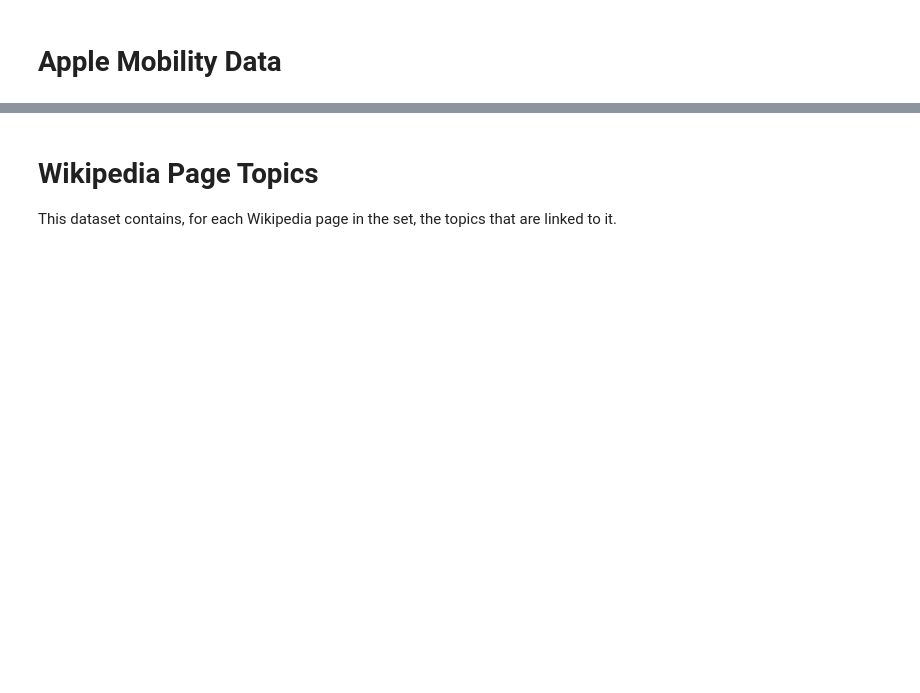
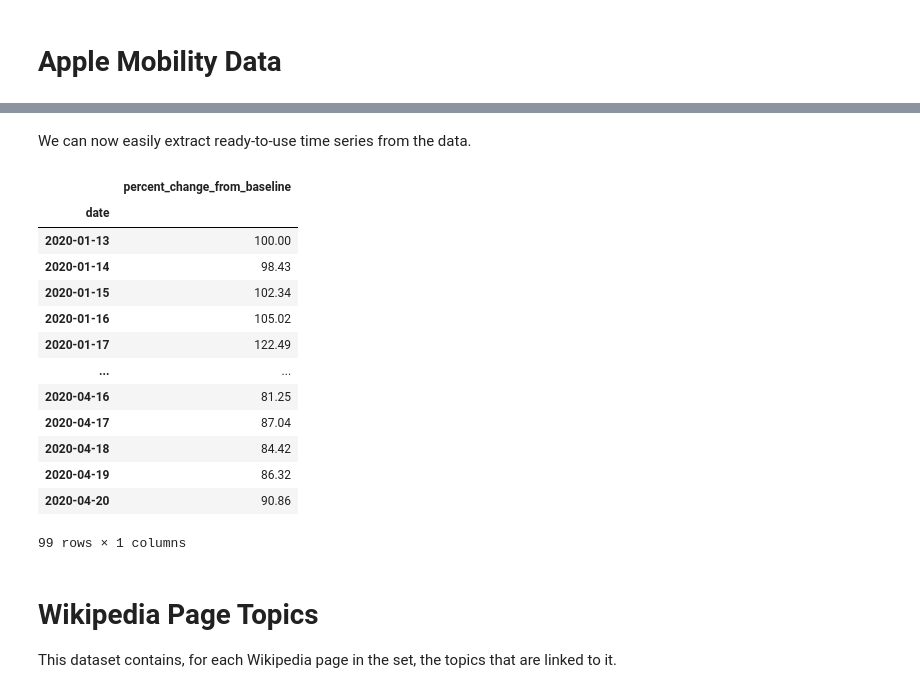
Before and after one commit to epfl-ada/ada-2022-project-zeta, a Jupyter notebook: notebook_anton.ipynb, the cells around one changed output, grey strips where cells are left out. Cells and saved outputs as stored; diff of their text form; code cells hidden in the pictures; blank space fills up the shorter version.

```diff
--- a/notebook_anton.ipynb
+++ b/notebook_anton.ipynb
@@ -93,3 +114,23 @@ transport_data.head()
+# %% [markdown]
+We can now easily extract ready-to-use time series from the data.
+# %%
+# Select time series for driving data in Norway
+transport_data.loc["Norway", "driving"]
+# %% [output]
+|  | percent_change_from_baseline |
+| date |  |
+| 2020-01-13 | 100.00 |
+| 2020-01-14 | 98.43 |
+| 2020-01-15 | 102.34 |
+| 2020-01-16 | 105.02 |
+| 2020-01-17 | 122.49 |
+| ... | ... |
+| 2020-04-16 | 81.25 |
+| 2020-04-17 | 87.04 |
+| 2020-04-18 | 84.42 |
+| 2020-04-19 | 86.32 |
+| 2020-04-20 | 90.86 |
+99 rows × 1 columns
 # %% [markdown]
 # Wikipedia Page Topics
 
```
Also changed, not shown: parts of 6 cells of this notebook.
